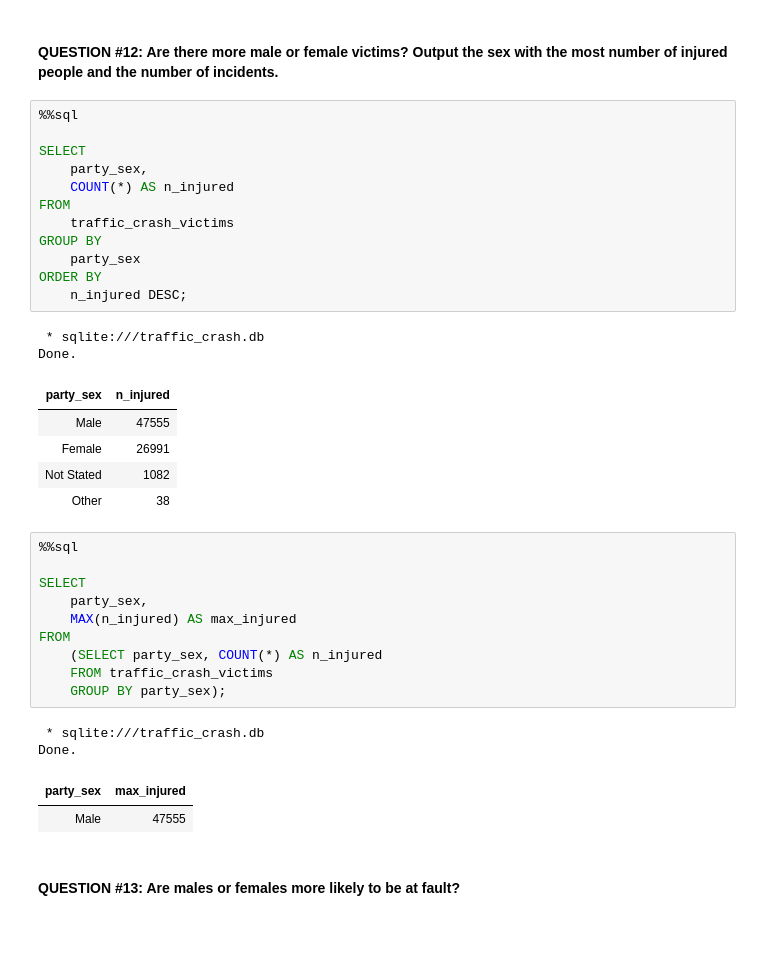
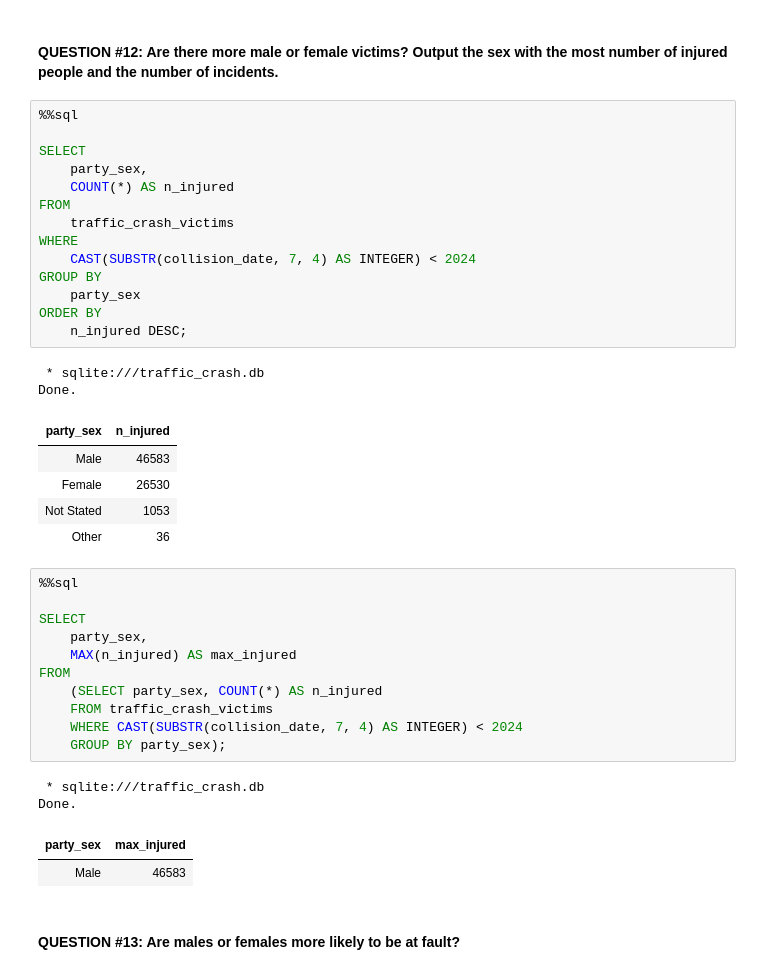
Before and after one commit to KarenZ2023/SF_Car_Crashes, a Jupyter notebook: Data_Exploration_SQL.ipynb, the cells around one changed output. Drawn from its saved outputs; the diff is of its cells as text; blank space fills up the shorter version.

Commit message:
add tableau info

```diff
--- a/Data_Exploration_SQL.ipynb
+++ b/Data_Exploration_SQL.ipynb
@@ -434,23 +431,25 @@ Done.
 # %%
 %%sql
 
 SELECT
     party_sex,
     COUNT(*) AS n_injured
 FROM
     traffic_crash_victims
+WHERE
+    CAST(SUBSTR(collision_date, 7, 4) AS INTEGER) < 2024
 GROUP BY
     party_sex
 ORDER BY
     n_injured DESC;
 # %% [output]
  * sqlite:///traffic_crash.db
 Done.
 | party_sex | n_injured |
-| Male | 47555 |
-| Female | 26991 |
-| Not Stated | 1082 |
-| Other | 38 |
+| Male | 46583 |
+| Female | 26530 |
+| Not Stated | 1053 |
+| Other | 36 |
 # %%
 %%sql
 
@@ -460,12 +459,13 @@ SELECT
 FROM
     (SELECT party_sex, COUNT(*) AS n_injured
     FROM traffic_crash_victims
+    WHERE CAST(SUBSTR(collision_date, 7, 4) AS INTEGER) < 2024
     GROUP BY party_sex);
 # %% [output]
  * sqlite:///traffic_crash.db
 Done.
 | party_sex | max_injured |
-| Male | 47555 |
+| Male | 46583 |
 # %% [markdown]
 #### **QUESTION #13: Are males or females more likely to be at fault?**
 # %%
```
Also changed, not shown: parts of 27 cells of this notebook, 3 other files.
